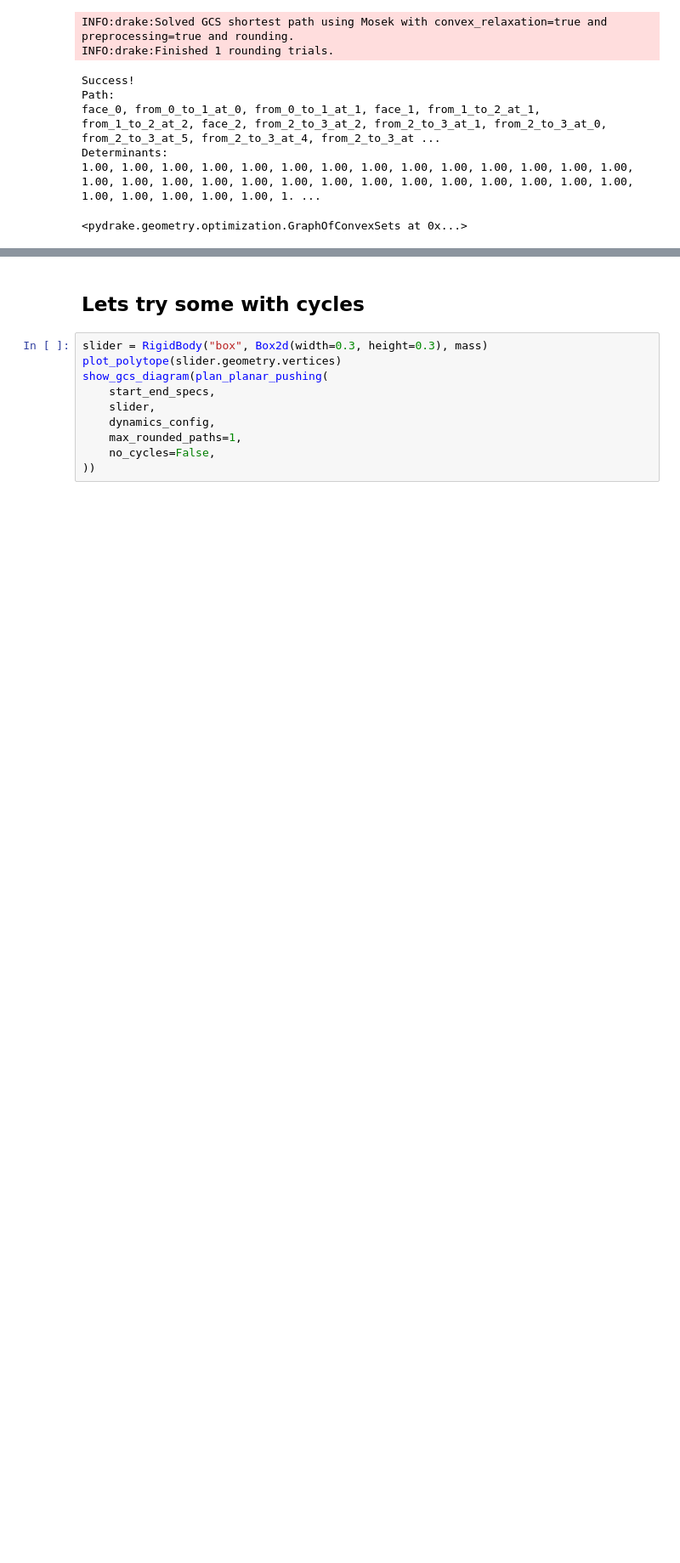
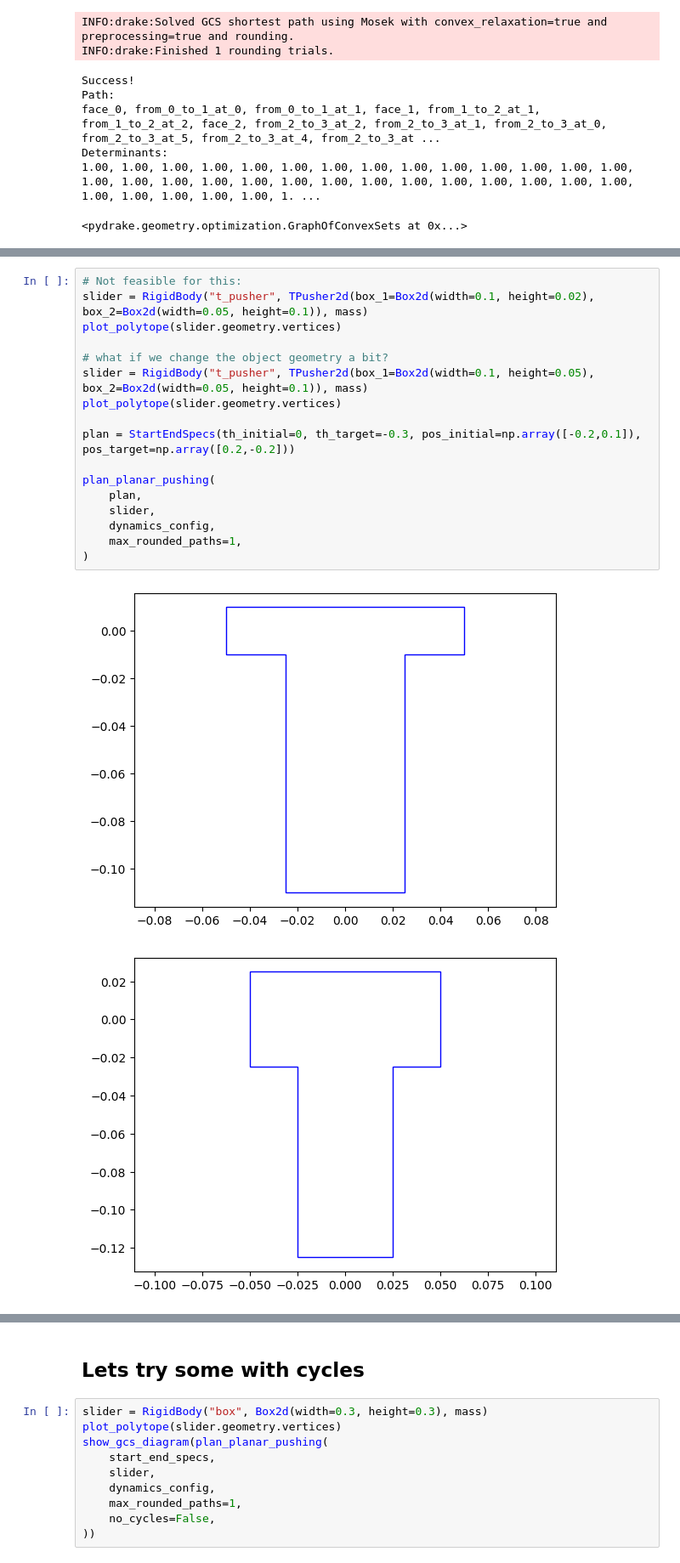
Before and after one commit to bernhardpg/planning-through-contact, a Jupyter notebook: planning_through_contact/experiments/planar_pushing/tightness_results_for_old_code.ipynb, the cells around one changed output, grey strips where cells are left out. Shown: that part at 85% size. Cells and saved outputs as stored; diff of their text form; blank space fills up the shorter version.

Commit message:
Test how dynamic constraints impact the tightness

```diff
--- a/planning_through_contact/experiments/planar_pushing/tightness_results_for_old_code.ipynb
+++ b/planning_through_contact/experiments/planar_pushing/tightness_results_for_old_code.ipynb
@@ -220,0 +329,20 @@ Determinants:
+# %%
+# Not feasible for this:
+slider = RigidBody("t_pusher", TPusher2d(box_1=Box2d(width=0.1, height=0.02), box_2=Box2d(width=0.05, height=0.1)), mass)
+plot_polytope(slider.geometry.vertices)
+
+# what if we change the object geometry a bit?
+slider = RigidBody("t_pusher", TPusher2d(box_1=Box2d(width=0.1, height=0.05), box_2=Box2d(width=0.05, height=0.1)), mass)
+plot_polytope(slider.geometry.vertices)
+
+plan = StartEndSpecs(th_initial=0, th_target=-0.3, pos_initial=np.array([-0.2,0.1]), pos_target=np.array([0.2,-0.2]))
+
+plan_planar_pushing(
+    plan,
+    slider,
+    dynamics_config,
+    max_rounded_paths=1,
+)
+# %% [output]
+[figure, added]
+[figure, added]
```
Also changed, not shown: parts of 15 cells of this notebook, 1 other file.
